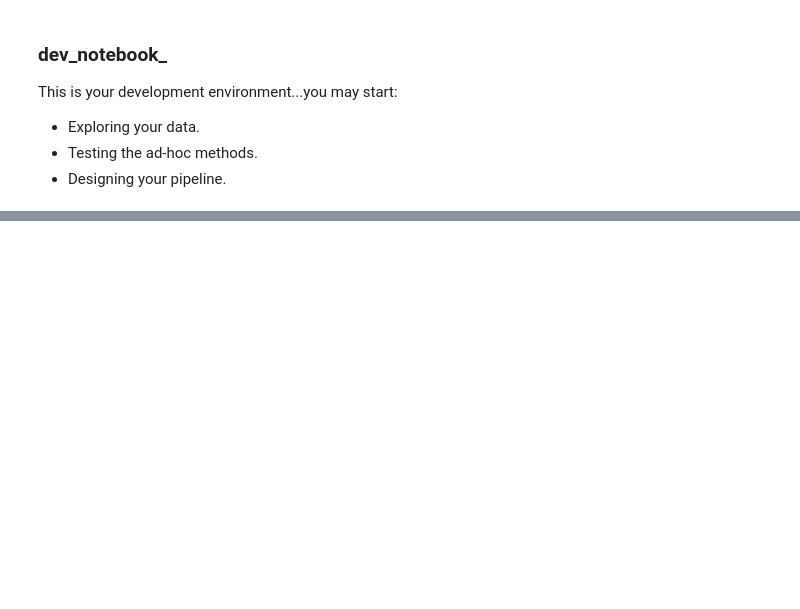
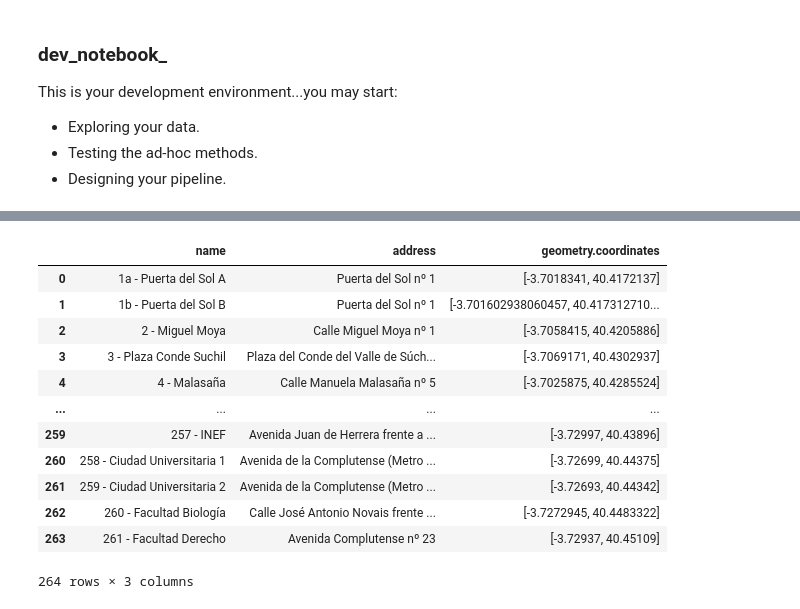
Before and after one commit to SilviaAlconGarrido/project_m1, a Jupyter notebook: notebooks/dev_notebook_.ipynb, the cells around one changed output, grey strips where cells are left out. Cells and saved outputs as stored; diff of their text form; code cells hidden in the pictures; blank space fills up the shorter version.

```diff
--- a/notebooks/dev_notebook_.ipynb
+++ b/notebooks/dev_notebook_.ipynb
@@ -44 +60,25 @@ bicimad_stations
+# %%
+# Creating the boolean mask
+df_bicimad_mask = df_bicimad_stations.columns.isin(['name', 'address', 'geometry.coordinates'])
+
+
+# saving the selected columns
+selectedCols_bicimad = df_bicimad_stations.columns[df_bicimad_mask]
+
+# selecting the desired columns
+df_bicimad_stations[selectedCols_bicimad]
+# %% [output]
+|  | name | address | geometry.coordinates |
+| 0 | 1a - Puerta del Sol A | Puerta del Sol nº 1 | [-3.7018341, 40.4172137] |
+| 1 | 1b - Puerta del Sol B | Puerta del Sol nº 1 | [-3.701602938060457, 40.417312710... |
+| 2 | 2 - Miguel Moya | Calle Miguel Moya nº 1 | [-3.7058415, 40.4205886] |
+| 3 | 3 - Plaza Conde Suchil | Plaza del Conde del Valle de Súch... | [-3.7069171, 40.4302937] |
+| 4 | 4 - Malasaña | Calle Manuela Malasaña nº 5 | [-3.7025875, 40.4285524] |
+| ... | ... | ... | ... |
+| 259 | 257 - INEF | Avenida Juan de Herrera frente a ... | [-3.72997, 40.43896] |
+| 260 | 258 - Ciudad Universitaria 1 | Avenida de la Complutense (Metro ... | [-3.72699, 40.44375] |
+| 261 | 259 - Ciudad Universitaria 2 | Avenida de la Complutense (Metro ... | [-3.72693, 40.44342] |
+| 262 | 260 - Facultad Biología | Calle José Antonio Novais frente ... | [-3.7272945, 40.4483322] |
+| 263 | 261 - Facultad Derecho | Avenida Complutense nº 23 | [-3.72937, 40.45109] |
+264 rows × 3 columns
 # %%
```
Also changed, not shown: parts of 6 cells of this notebook.
